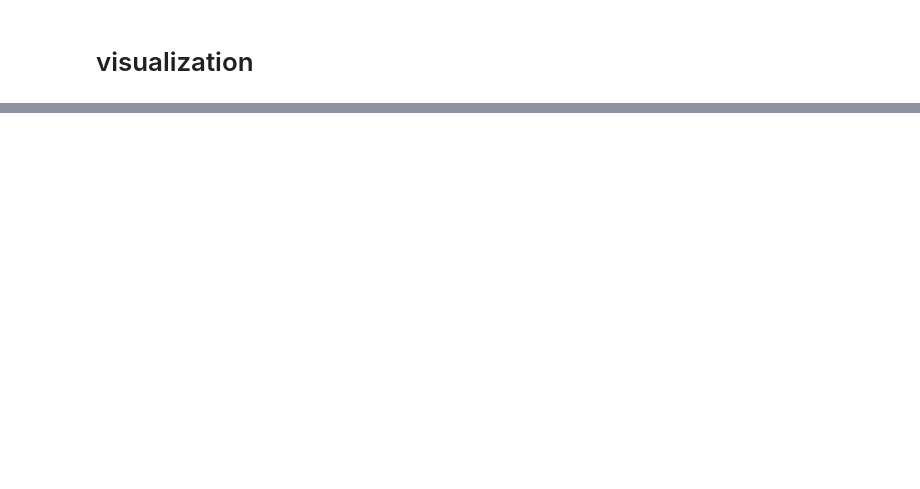
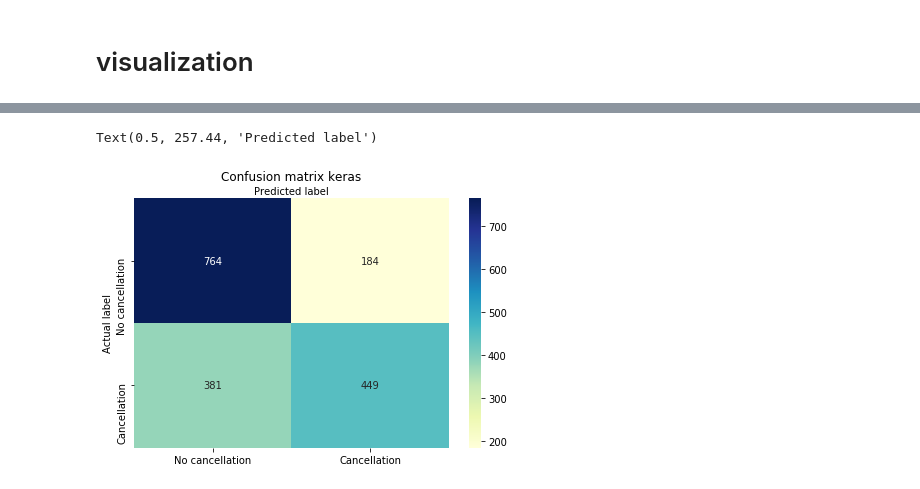
Before and after one commit to PrathnaPel/data-mining-final, a Jupyter notebook: TaxiCancellationFinal.ipynb, the cells around one changed output, grey strips where cells are left out. Cells and saved outputs as stored; diff of their text form; code cells hidden in the pictures; blank space fills up the shorter version.

```diff
--- a/TaxiCancellationFinal.ipynb
+++ b/TaxiCancellationFinal.ipynb
@@ -156,4 +358,2 @@ gaus.fit(X, y)
 # %% [markdown]
 # Prediction
-# %%
-model.fit(X,y, epochs=100, step_size = 10, verbose = 1)
@@ -161,0 +360,4 @@ model.save('trained_model.h5')
+# %%
+#so far, best result epochs = 1000 & batch size = 100 - 150: accuracy is high 60s (extremely high variance between ~62 and ~69%)
+model.fit(X_train,y_train, epochs=1000, batch_size = 80, verbose = 0, callbacks=[checkpointer])
+#
@@ -167,2 +393,13 @@ y_pred_gaus= gaus.predict(X_test)
+# %%
+#this function replaces the following line of code:
+#y_pred_keras= y_pred_keras.argmax(axis=1)
+#because it appeared to be throwing exclusively 0 as the output
+blizzle = [] #placeholder var name
+for x in y_pred_keras:
+    if x>0.5:
+        blizzle.append(1)
+    else:
+        blizzle.append(0)
+y_pred_keras =pd.DataFrame(blizzle)
 # %% [markdown]
 # Performance of Each Model
@@ -170,0 +454,14 @@ y_pred_gaus= gaus.predict(X_test)
+# %%
+class_names=['No cancellation','Cancellation'] # name  of classes
+fig, ax = plt.subplots()
+tick_marks = np.arange(len(class_names))
+# create heatmap
+sns.heatmap(cnf_matrixkeras, annot=True, cmap="YlGnBu" ,fmt='d', xticklabels=class_names, yticklabels=class_names)
+ax.xaxis.set_label_position("top")
+plt.tight_layout()
+plt.title('Confusion matrix keras')
+plt.ylabel('Actual label')
+plt.xlabel('Predicted label')
+# %% [output]
+Text(0.5, 257.44, 'Predicted label')
+[figure, added]
```
Also changed, not shown: parts of 45 cells of this notebook, 2 other files.
